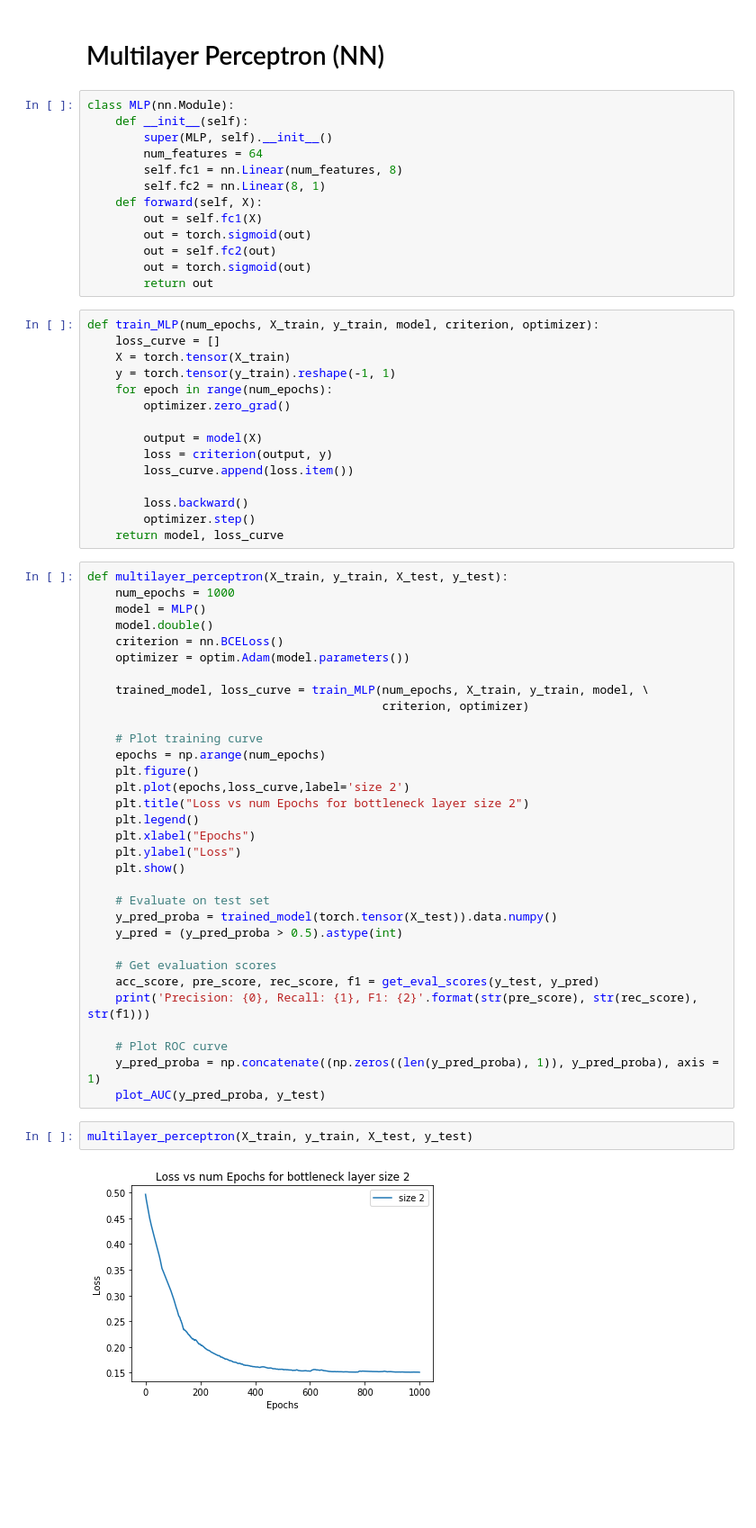
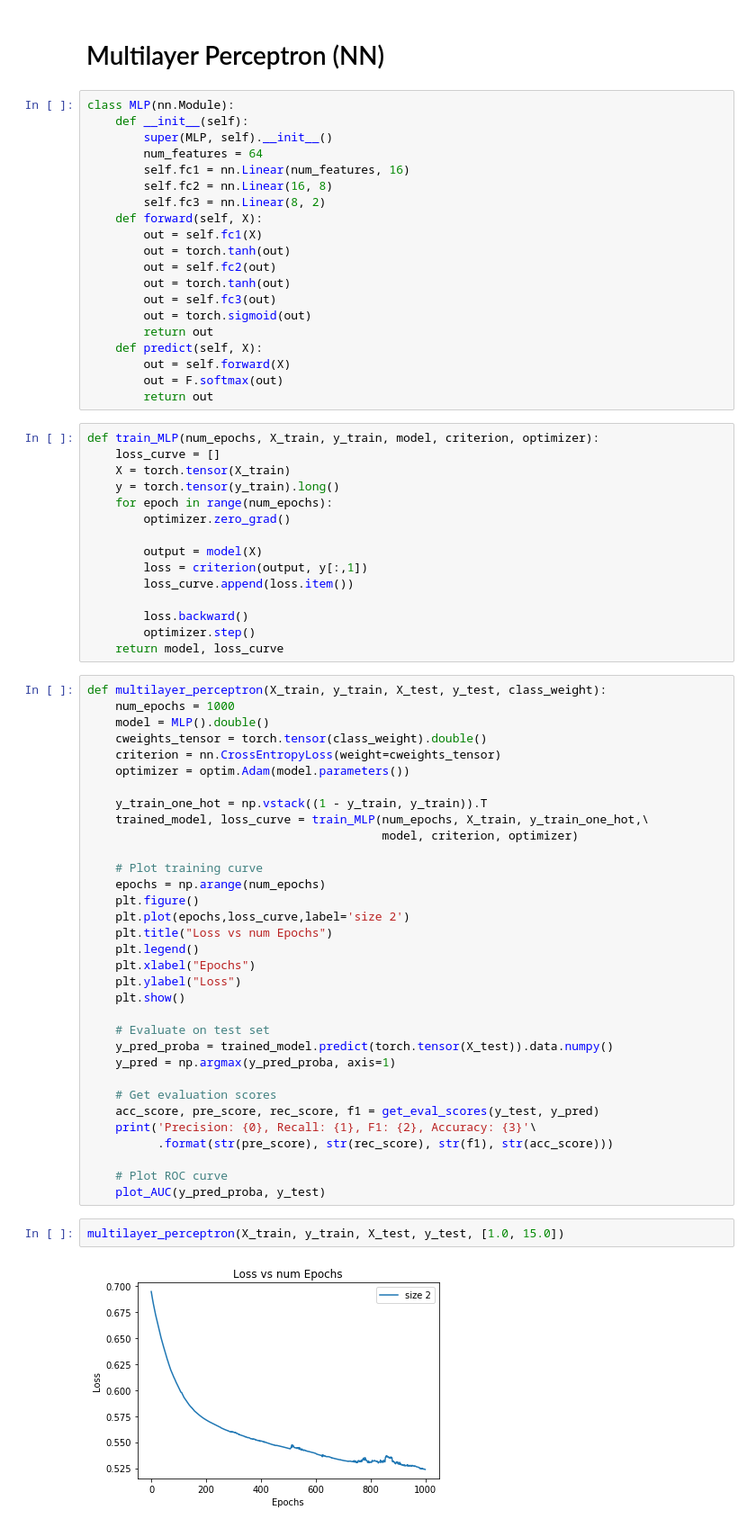
Before and after one commit to zchuning/BankruptcyDataAnalysis, a Jupyter notebook: BankruptcyDataAnalysis.ipynb, the cells around one changed output. Shown: that part at 90% size. Cells and saved outputs as stored; diff of their text form; blank space fills up the shorter version.

```diff
--- a/BankruptcyDataAnalysis.ipynb
+++ b/BankruptcyDataAnalysis.ipynb
@@ -438,62 +489,70 @@ class MLP(nn.Module):
     def __init__(self):
         super(MLP, self).__init__()
         num_features = 64
-        self.fc1 = nn.Linear(num_features, 8)
-        self.fc2 = nn.Linear(8, 1)
+        self.fc1 = nn.Linear(num_features, 16)
+        self.fc2 = nn.Linear(16, 8)
+        self.fc3 = nn.Linear(8, 2)
     def forward(self, X):
         out = self.fc1(X)
-        out = torch.sigmoid(out)
+        out = torch.tanh(out)
         out = self.fc2(out)
+        out = torch.tanh(out)
+        out = self.fc3(out)
         out = torch.sigmoid(out)
         return out
+    def predict(self, X):
+        out = self.forward(X)
+        out = F.softmax(out)
+        return out
 # %%
 def train_MLP(num_epochs, X_train, y_train, model, criterion, optimizer):
     loss_curve = []
     X = torch.tensor(X_train)
-    y = torch.tensor(y_train).reshape(-1, 1)
+    y = torch.tensor(y_train).long()
     for epoch in range(num_epochs):
         optimizer.zero_grad()
 
         output = model(X)
-        loss = criterion(output, y)
+        loss = criterion(output, y[:,1])
         loss_curve.append(loss.item())
 
         loss.backward()
         optimizer.step()
     return model, loss_curve
 # %%
-def multilayer_perceptron(X_train, y_train, X_test, y_test):
+def multilayer_perceptron(X_train, y_train, X_test, y_test, class_weight):
     num_epochs = 1000
-    model = MLP()
-    model.double()
-    criterion = nn.BCELoss()
+    model = MLP().double()
+    cweights_tensor = torch.tensor(class_weight).double()
+    criterion = nn.CrossEntropyLoss(weight=cweights_tensor)
     optimizer = optim.Adam(model.parameters())
 
-    trained_model, loss_curve = train_MLP(num_epochs, X_train, y_train, model, \
-                                          criterion, optimizer)
+    y_train_one_hot = np.vstack((1 - y_train, y_train)).T
+    trained_model, loss_curve = train_MLP(num_epochs, X_train, y_train_one_hot,\
+                                          model, criterion, optimizer)
 
     # Plot training curve
     epochs = np.arange(num_epochs)
     plt.figure()
     plt.plot(epochs,loss_curve,label='size 2')
-    plt.title("Loss vs num Epochs for bottleneck layer size 2")
+    plt.title("Loss vs num Epochs")
     plt.legend()
     plt.xlabel("Epochs")
     plt.ylabel("Loss")
     plt.show()
 
     # Evaluate on test set
-    y_pred_proba = trained_model(torch.tensor(X_test)).data.numpy()
-    y_pred = (y_pred_proba > 0.5).astype(int)
+    y_pred_proba = trained_model.predict(torch.tensor(X_test)).data.numpy()
+    y_pred = np.argmax(y_pred_proba, axis=1)
 
     # Get evaluation scores
     acc_score, pre_score, rec_score, f1 = get_eval_scores(y_test, y_pred)
-    print('Precision: {0}, Recall: {1}, F1: {2}'.format(str(pre_score), str(rec_score), str(f1)))
+    print('Precision: {0}, Recall: {1}, F1: {2}, Accuracy: {3}'\
+          .format(str(pre_score), str(rec_score), str(f1), str(acc_score)))
 
     # Plot ROC curve
-    y_pred_proba = np.concatenate((np.zeros((len(y_pred_proba), 1)), y_pred_proba), axis = 1)
     plot_AUC(y_pred_proba, y_test)
 # %%
-multilayer_perceptron(X_train, y_train, X_test, y_test)
+multilayer_perceptron(X_train, y_train, X_test, y_test, [1.0, 15.0])
 # %% [output]
-[figure, old version]
+[figure, new version]
```
Also changed, not shown: parts of 31 cells of this notebook.
